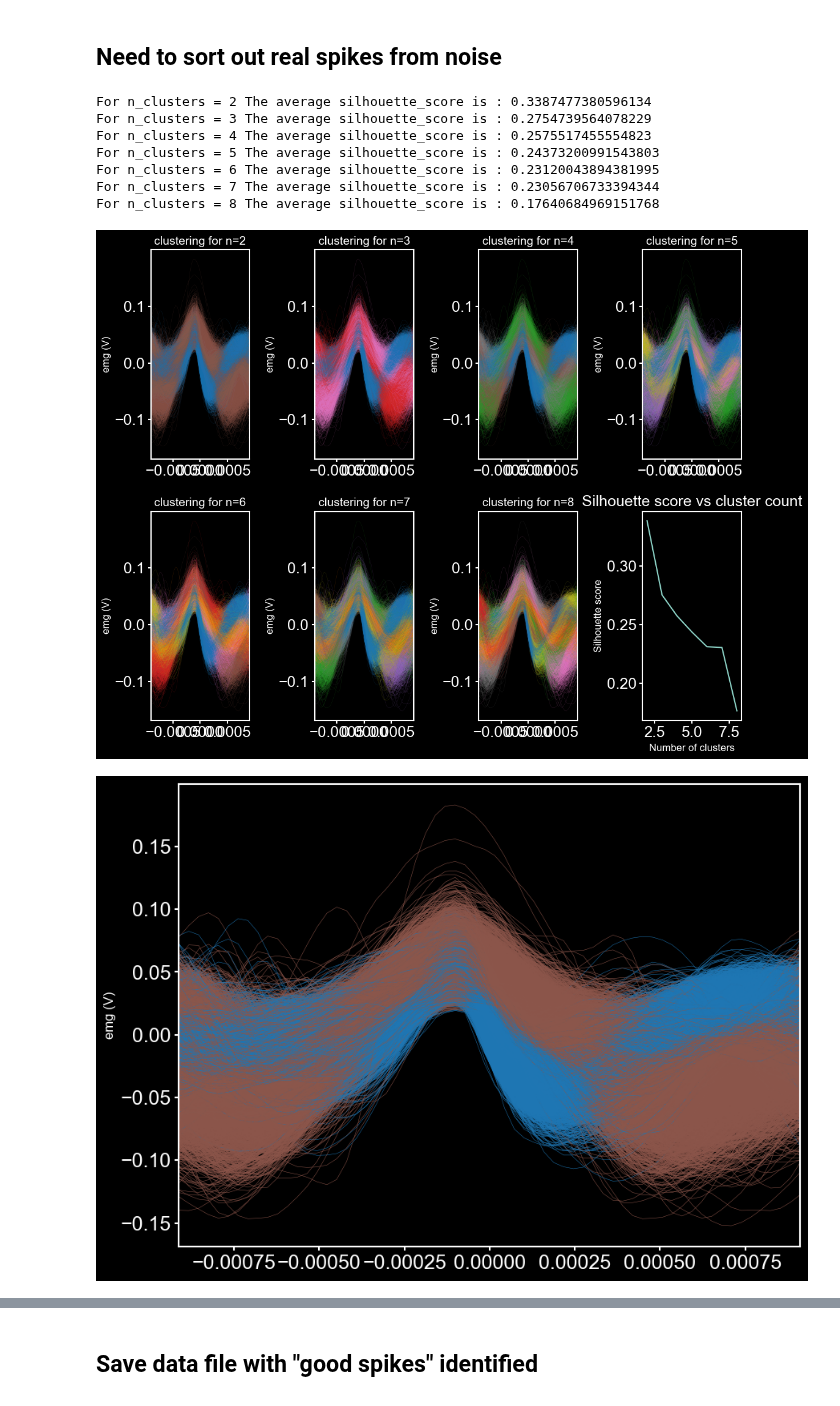
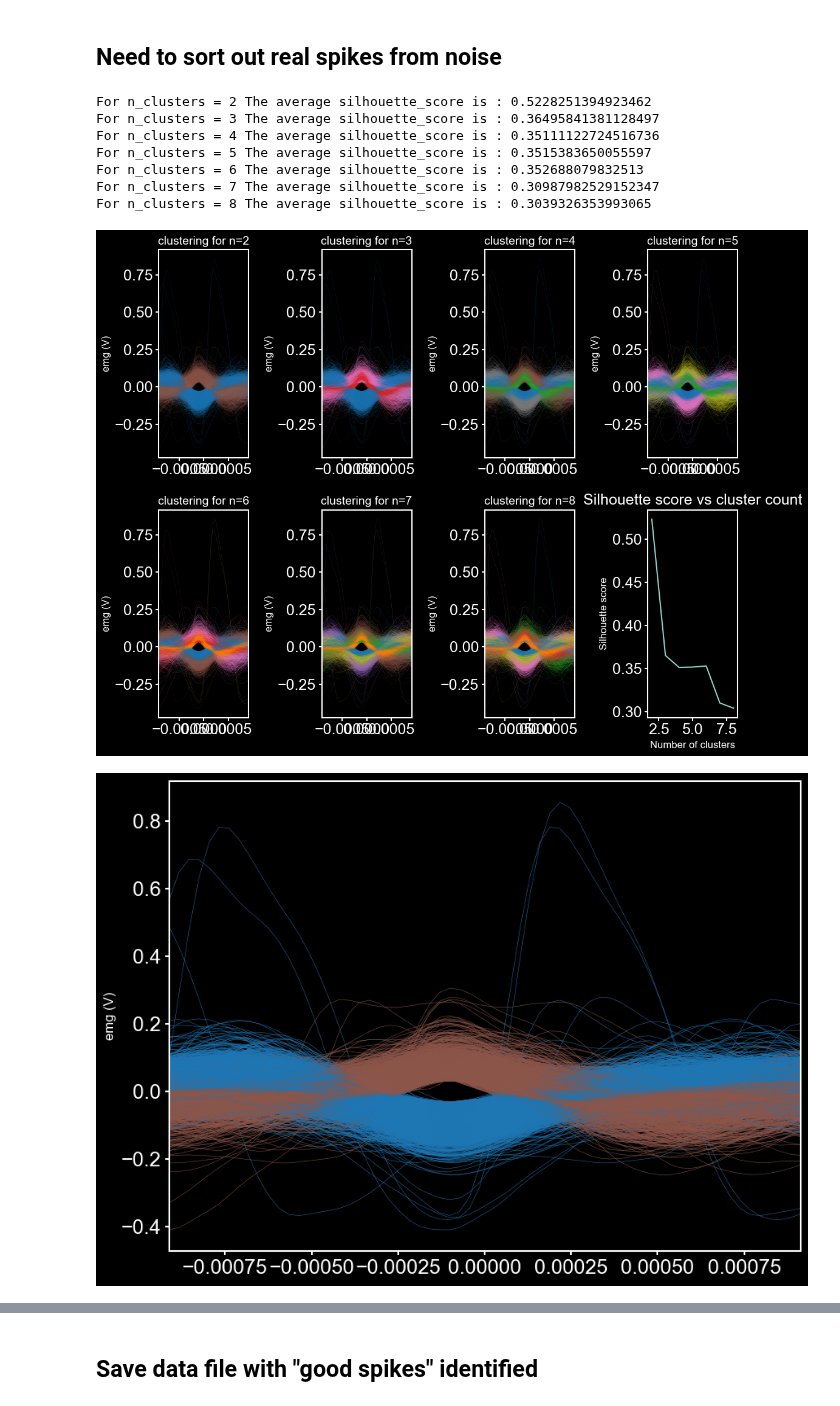
Before and after one commit to samcwhitehead/mosquito, a Jupyter notebook: scratch/b1_phase_analysis.ipynb, the cells around one changed output, grey strips where cells are left out. Cells and saved outputs as stored; diff of their text form; code cells hidden in the pictures.

```diff
--- a/scratch/b1_phase_analysis.ipynb
+++ b/scratch/b1_phase_analysis.ipynb
@@ -25,10 +84,15 @@ plt.rc('axes', labelsize=16)    # fontsize of the x and y labels|
 ## Load data
 # %%
 # load data file
-data_folder = 48
-axo_num = 0 # 4
+data_folder = 50
+axo_num = 15 # 4
 
-data = load_processed_data(data_folder, axo_num)
+# try:
+#     data = load_processed_data(data_folder, axo_num, data_suffix='_spikes')
+#     print('loaded spikes file')
+# except ValueError:
+#     data = load_processed_data(data_folder, axo_num, data_suffix='_processed')
+data = load_processed_data(data_folder, axo_num, data_suffix='_processed')
 # %%
 # read out data fields
 t = data['time']
@@ -74,17 +154,17 @@ Text(0, 0.5, 'emg (V)')
 # %% [markdown]
 ## Need to sort out real spikes from noise
 # %%
-# use spike clustering function
-cluster_labels = cluster_spikes(spikes, spike_t=spike_t, viz_flag=True)
+# do clustering
+cluster_labels, cluster_dict = cluster_spikes(spikes, spike_t=spike_t, viz_flag=True)
 # %% [output]
-For n_clusters = 2 The average silhouette_score is : 0.3387477380596134
-For n_clusters = 3 The average silhouette_score is : 0.2754739564078229
-For n_clusters = 4 The average silhouette_score is : 0.2575517455554823
-For n_clusters = 5 The average silhouette_score is : 0.24373200991543803
-For n_clusters = 6 The average silhouette_score is : 0.23120043894381995
-For n_clusters = 7 The average silhouette_score is : 0.23056706733394344
-For n_clusters = 8 The average silhouette_score is : 0.17640684969151768
+For n_clusters = 2 The average silhouette_score is : 0.5228251394923462
+For n_clusters = 3 The average silhouette_score is : 0.36495841381128497
+For n_clusters = 4 The average silhouette_score is : 0.35111122724516736
+For n_clusters = 5 The average silhouette_score is : 0.3515383650055597
+For n_clusters = 6 The average silhouette_score is : 0.352688079832513
+For n_clusters = 7 The average silhouette_score is : 0.30987982529152347
+For n_clusters = 8 The average silhouette_score is : 0.3039326353993065
-[figure, old version]
+[figure, new version]
-[figure, old version]
+[figure, new version]
 # %%
 # looks like clustering into 2 groups does the trick. check which number is which and grab the right cluster
```
Also changed, not shown: parts of 13 cells of this notebook, 15 other files.
